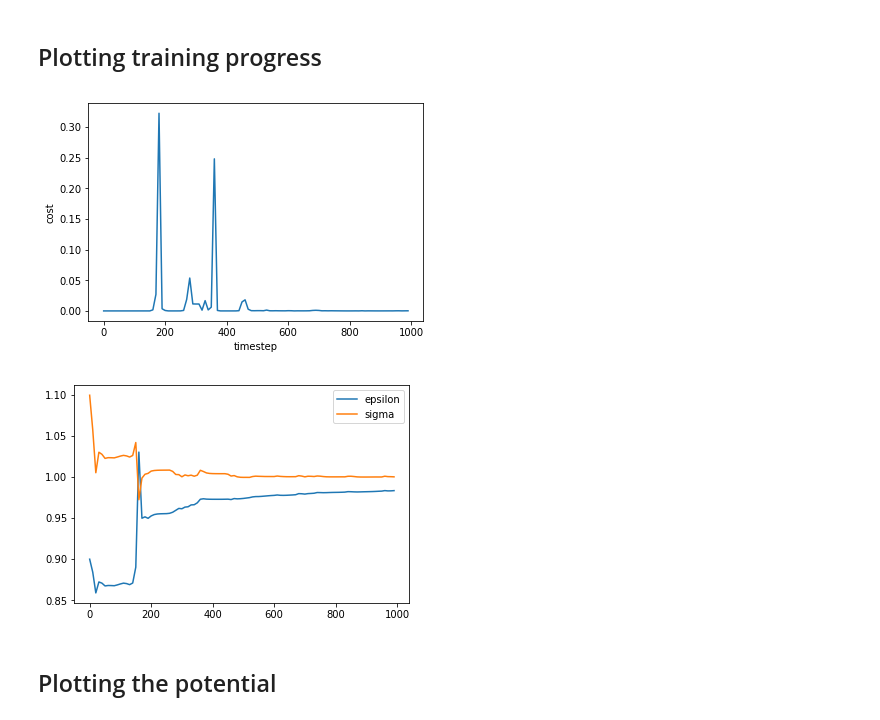
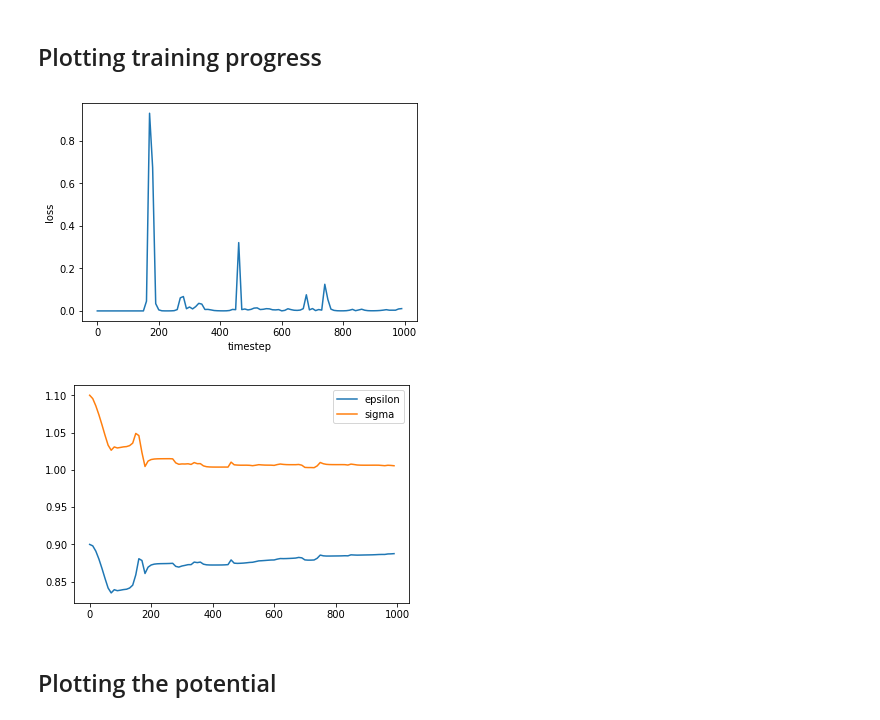
Before and after one commit to ur-whitelab/hoomd-tf, a Jupyter notebook: examples/08. Force Matching.ipynb, the cells around one changed output. Drawn from its saved outputs; the diff is of its cells as text; code cells hidden in the pictures.

```diff
--- a/examples/08. Force Matching.ipynb
+++ b/examples/08. Force Matching.ipynb
@@ -10,16 +11,19 @@ import tensorflow as tf
 # %%
 # Build the graph
-NN = 63
+N = 16
+NN = N - 1
+true_sigma = 1.0
+true_epsilon = 1.0
 graph = htf.graph_builder(NN, output_forces=False)
 # make trainable variables
-epsilon = tf.Variable(0.9, name='lj-epsilon', trainable=True)
-sigma = tf.Variable(1.1, name='lj-sigma', trainable=True)
+epsilon = tf.Variable(0.9, name='lj-epsilon')#, trainable=True)
+sigma = tf.Variable(1.1, name='lj-sigma')#, trainable=True)
 # get LJ potential using our variables
 # uses built in nlist_rinv which provides
 # r^-1 with each neighbor
 inv_r6 = sigma**6 * graph.nlist_rinv**6
 # use 2 * epsilon because nlist is double-counted
-p_energy = 2.0 * epsilon * (inv_r6**2 - inv_r6)
+p_energy = 4.0 / 2.0 * epsilon * (inv_r6**2 - inv_r6)
 # sum over pairs to get total energy
 energy = tf.reduce_sum(p_energy, axis=1, name='energy')
 # compute forces
@@ -27,10 +31,9 @@ computed_forces = graph.compute_forces(energy)
 # compare hoomd-blue forces (graph.forces) with our
 # computed forces
 minimizer, loss = htf.force_matching(graph.forces[:,:3],
-                                     computed_forces[:,:3],
-                                     learning_rate=1e-2)
+                                     computed_forces[:,:3])
 # save loss so we can visualize later
-graph.save_tensor(loss, 'cost')
+graph.save_tensor(loss, 'loss')
 # Make sure to have minimizer in out_nodes so that the force matching occurs!
 graph.save(model_directory='CG_tutorial/force_matching',
            out_nodes=[minimizer])
@@ -62,10 +49,10 @@ with hoomd.htf.tfcompute(model_dir) as tfcompute:
     rcut = 7.5
     system = hoomd.init.create_lattice(
         unitcell=hoomd.lattice.sq(a=4.0),
-        n=[4,4])
+        n=[int(math.sqrt(N)), int(math.sqrt(N))])
     nlist = hoomd.md.nlist.cell(check_period=1)
     lj = hoomd.md.pair.lj(r_cut=rcut, nlist=nlist)
-    lj.pair_coeff.set('A', 'A', epsilon=1.0, sigma=1.0)
+    lj.pair_coeff.set('A', 'A', epsilon=true_epsilon, sigma=true_sigma)
     hoomd.md.integrate.mode_standard(dt=0.005)
     hoomd.md.integrate.nve(group=hoomd.group.all(
             )).randomize_velocities(kT=2, seed=2)
@@ -97,8 +84,9 @@ cost = np.empty(len(time))
 epsilon = np.empty(len(time))
 sigma = np.empty(len(time))
 for i, t in enumerate(time):
-    variables = hoomd.htf.load_variables(model_dir, names = ['cost', 'lj-epsilon', 'lj-sigma'], checkpoint = int(t))
-    cost[i] = variables['cost']
+    variables = hoomd.htf.load_variables(model_dir, names = ['loss', 'lj-epsilon', 'lj-sigma'],
+                                         checkpoint = int(t))
+    cost[i] = variables['loss']
     epsilon[i] = variables['lj-epsilon']
     sigma[i] = variables['lj-sigma']
 # %% [output]
@@ -124,18 +112,18 @@ INFO:tensorflow:Restoring parameters from CG_tutorial/force_matching/model-990
 # %%
 plt.figure()
 plt.plot(time, cost) #, label = 'cost')
 plt.xlabel('timestep')
-plt.ylabel('cost')
+plt.ylabel('loss')
 plt.show()
 
 plt.figure()
 plt.plot(time, epsilon, label = 'epsilon')
 plt.plot(time, sigma, label = 'sigma')
 plt.legend()
 plt.show()
 # %% [output]
-[figure, old version]
+[figure, new version]
-[figure, old version]
+[figure, new version]
 # %% [markdown]
 ## Plotting the potential
 # %%
```
Also changed, not shown: parts of 4 cells of this notebook.
